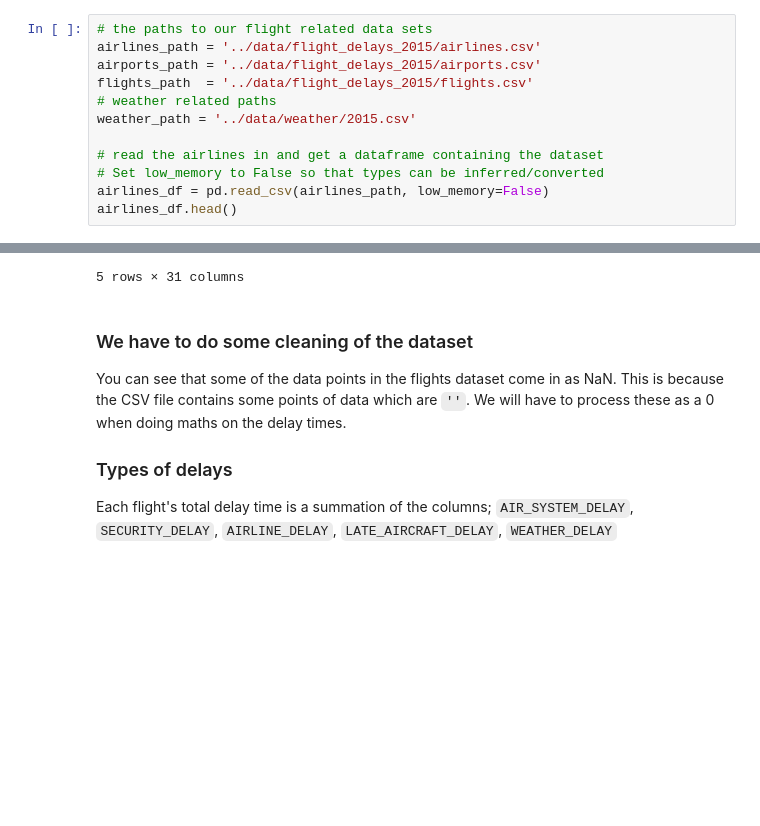
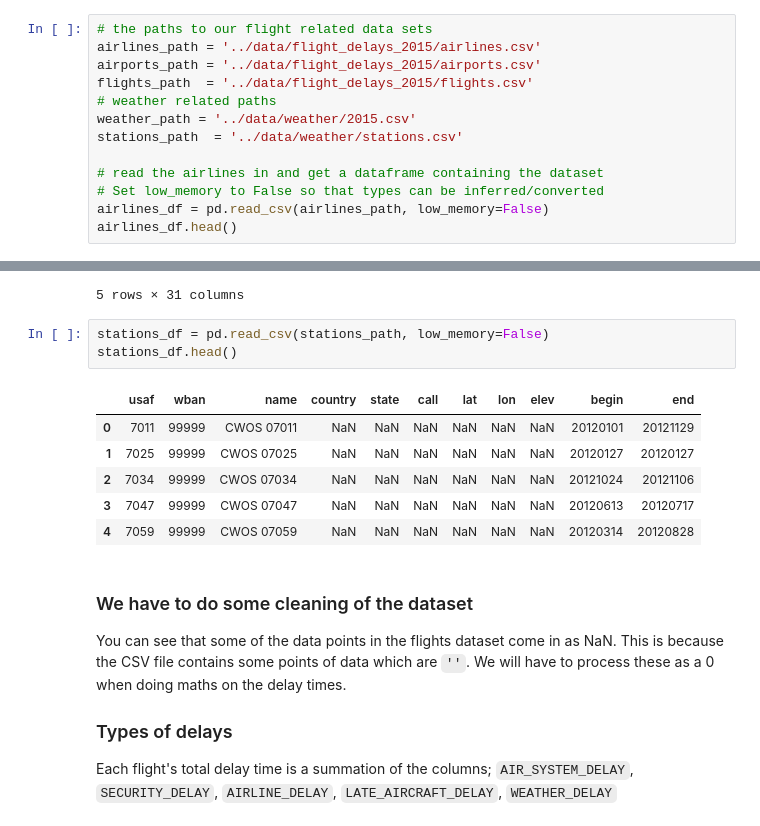
Before and after one commit to UNCG-CSE/Volag, a Jupyter notebook: src/init_analysis.ipynb, the cells around one changed output, grey strips where cells are left out. Saved outputs shown, nothing was run; the diff lists cells and outputs as text; blank space fills up the shorter version.

Commit message:
Added station numbers to airports, added dataset links.

```diff
--- a/src/init_analysis.ipynb
+++ b/src/init_analysis.ipynb
@@ -15,6 +16,7 @@ airports_path = '../data/flight_delays_2015/airports.csv'
 flights_path  = '../data/flight_delays_2015/flights.csv'
 # weather related paths
 weather_path = '../data/weather/2015.csv'
+stations_path  = '../data/weather/stations.csv'
 
 # read the airlines in and get a dataframe containing the dataset
 # Set low_memory to False so that types can be inferred/converted
@@ -48,6 +50,16 @@ flights_df.head()
 | 3 | 2015 | 1 | 1 | 4 | AA | 258 | N3HYAA | LAX | ... |
 | 4 | 2015 | 1 | 1 | 4 | AS | 135 | N527AS | SEA | ... |
 5 rows × 31 columns
+# %%
+stations_df = pd.read_csv(stations_path, low_memory=False)
+stations_df.head()
+# %% [output]
+|  | usaf | wban | name | country | state | call | lat | lon | elev | begin | end |
+| 0 | 7011 | 99999 | CWOS 07011 | NaN | NaN | NaN | NaN | NaN | NaN | 20120101 | 20121129 |
+| 1 | 7025 | 99999 | CWOS 07025 | NaN | NaN | NaN | NaN | NaN | NaN | 20120127 | 20120127 |
+| 2 | 7034 | 99999 | CWOS 07034 | NaN | NaN | NaN | NaN | NaN | NaN | 20121024 | 20121106 |
+| 3 | 7047 | 99999 | CWOS 07047 | NaN | NaN | NaN | NaN | NaN | NaN | 20120613 | 20120717 |
+| 4 | 7059 | 99999 | CWOS 07059 | NaN | NaN | NaN | NaN | NaN | NaN | 20120314 | 20120828 |
 # %% [markdown]
 ### We have to do some cleaning of the dataset
 You can see that some of the data points in the flights dataset come in as NaN.
```
Also changed, not shown: parts of 7 cells of this notebook, 3 other files.
